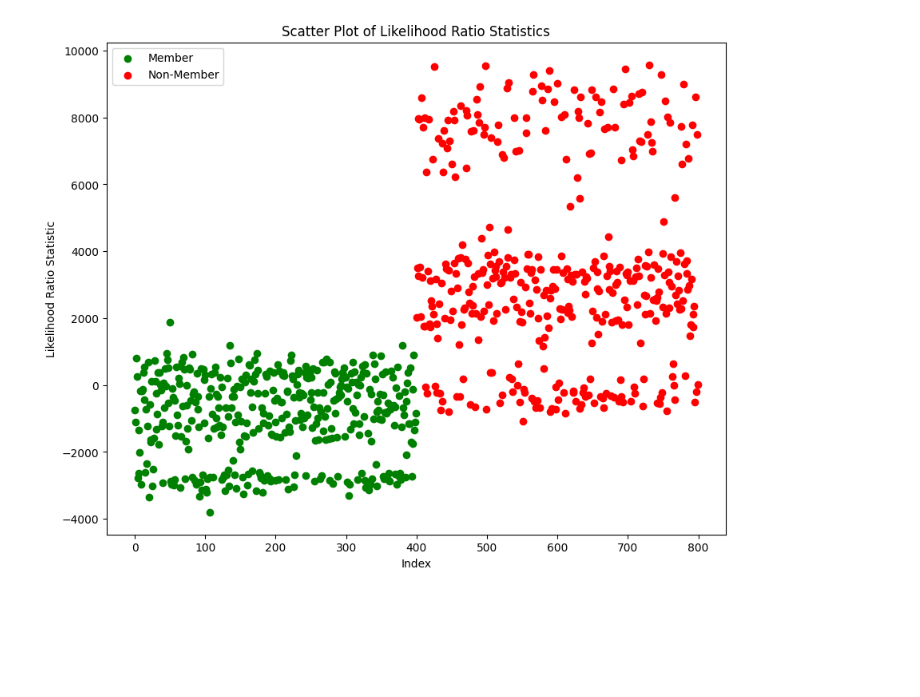
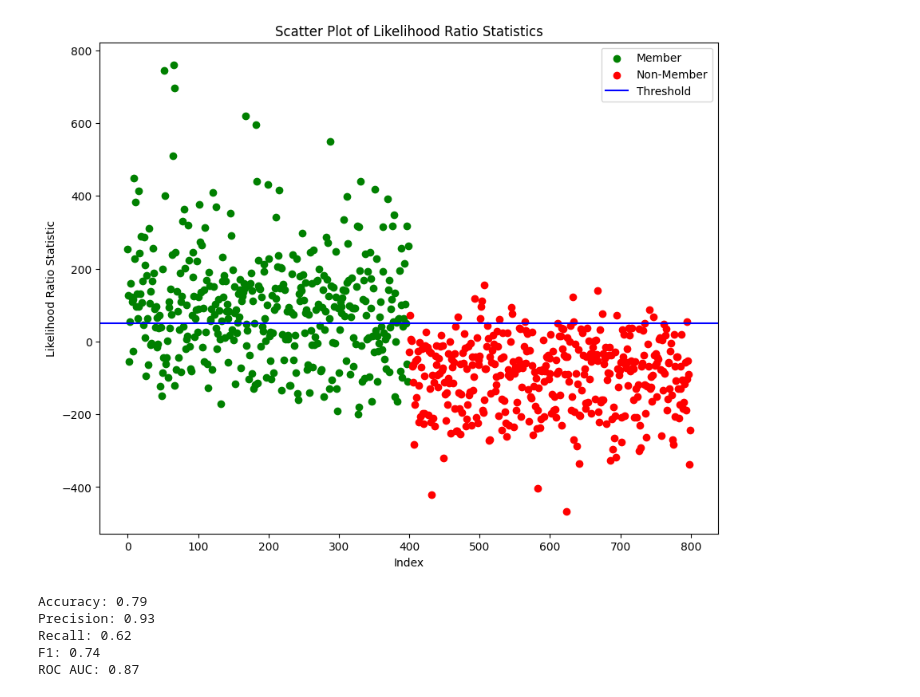
Before and after one commit to Fzhou1997/Masters-Research-Genomic-Privacy, a Jupyter notebook: notebooks/Pool LRT Adaptive Attacker.ipynb, the cells around one changed output. Saved outputs shown, nothing was run; the diff lists cells and outputs as text; code cells hidden in the pictures; blank space fills up the shorter version.

```diff
--- a/notebooks/Pool LRT Adaptive Attacker.ipynb
+++ b/notebooks/Pool LRT Adaptive Attacker.ipynb
@@ -40,3 +22,7 @@ d_c = np.concatenate((d, d_n), axis=0)
+# %%
+labels_pool = np.ones(genomes_pool.shape[0])
+labels_reference = np.zeros(genomes_reference.shape[0])
+labels = np.concatenate((labels_pool, labels_reference), axis=0).astype(bool)
 # %%
-freqs_d = np.clip(np.mean(d, axis=0), a_min=0.0001, a_max=0.9999)
-freqs_n = np.clip(np.mean(d_n, axis=0), a_min=0.0001, a_max=0.9999)
+minor_allele_frequencies_pool = np.clip(np.mean(genomes_pool, axis=0), a_min=0.0001, a_max=0.9999)
+minor_allele_frequencies_reference = np.clip(np.mean(genomes_reference, axis=0), a_min=0.0001, a_max=0.9999)
@@ -60,4 +29,4 @@ eta_n_c = np.sum(-delta_n_c, axis=1)
 # %%
-likelihood_ratio_statistics = np.concatenate((eta, eta_n), axis=0)
-membership_labels = np.concatenate((np.ones(d.shape[0]), np.zeros(d_n.shape[0])), axis=0).astype(bool)
-plot_likelihood_ratio_statistics(likelihood_ratio_statistics, membership_labels)
+likelihood_ratio_statistics_pool = likelihood_ratio_statistic_frequency_haploid_approximate(minor_allele_frequencies_pool, minor_allele_frequencies_reference, genomes_pool)
+likelihood_ratio_statistics_reference = likelihood_ratio_statistic_frequency_haploid_approximate(minor_allele_frequencies_pool, minor_allele_frequencies_reference, genomes_reference)
+likelihood_ratio_statistics = np.concatenate((likelihood_ratio_statistics_pool, likelihood_ratio_statistics_reference), axis=0)
@@ -66,6 +33,6 @@ plot_likelihood_ratio_statistics(likelihood_ratio_statistics, membership_labels)
-# %%
-likelihood_ratio_statistics_c = np.concatenate((eta_c, eta_n_c), axis=0)
-membership_labels_c = np.concatenate((np.ones(d.shape[0]), np.zeros(d_n.shape[0])), axis=0).astype(bool)
-plot_likelihood_ratio_statistics(likelihood_ratio_statistics_c, membership_labels_c)
-# %% [output]
-[figure, removed]
+# %%
+threshold = likelihood_ratio_test_threshold(likelihood_ratio_statistics, labels, false_positive_rate)
+# %%
+plot_likelihood_ratio_statistics(likelihood_ratio_statistics, labels, threshold)
+# %% [output]
+[figure, added]
@@ -71,0 +41,17 @@ plot_likelihood_ratio_statistics(likelihood_ratio_statistics_c, membership_label
+# %%
+accuracy = accuracy_score(labels, predicted)
+precision = precision_score(labels, predicted)
+recall = recall_score(labels, predicted)
+f1 = f1_score(labels, predicted)
+roc_auc = roc_auc_score(labels, likelihood_ratio_statistics)
+print(f"Accuracy: {accuracy:.2f}")
+print(f"Precision: {precision:.2f}")
+print(f"Recall: {recall:.2f}")
+print(f"F1: {f1:.2f}")
+print(f"ROC AUC: {roc_auc:.2f}")
+# %% [output]
+Accuracy: 0.79
+Precision: 0.93
+Recall: 0.62
+F1: 0.74
+ROC AUC: 0.87
```
Also changed, not shown: parts of 11 cells of this notebook, 3 other files.
